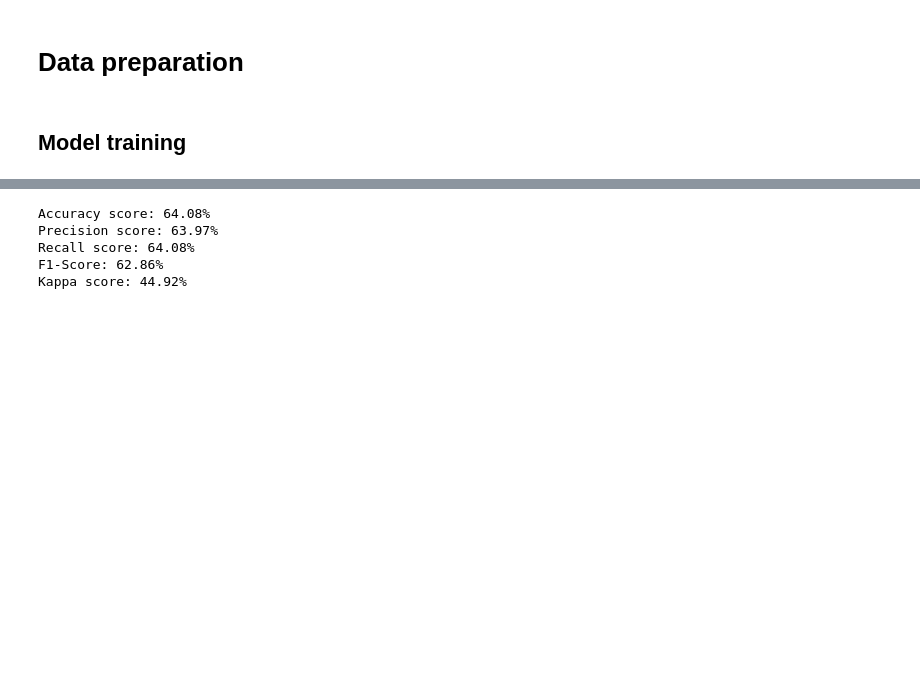
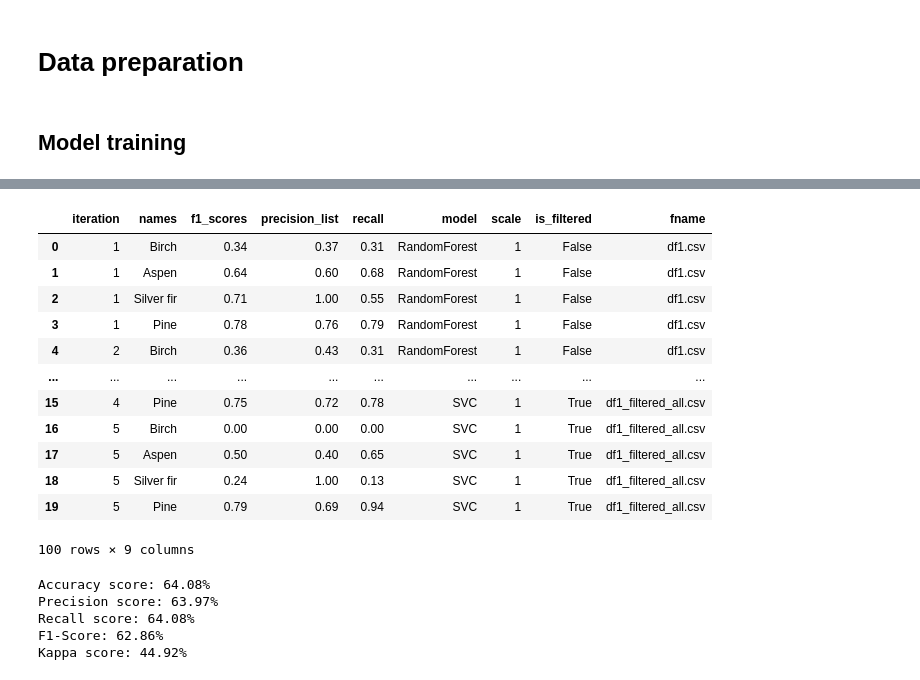
Before and after one commit to mishagrol/ForestMapping, a Jupyter notebook: notebooks/Classification_Experiments.ipynb, the cells around one changed output, grey strips where cells are left out. Saved outputs shown, nothing was run; the diff lists cells and outputs as text; code cells hidden in the pictures; blank space fills up the shorter version.

```diff
--- a/notebooks/Classification_Experiments.ipynb
+++ b/notebooks/Classification_Experiments.ipynb
@@ -273,7 +313,7 @@ def get_metrics_average(models_vector): #vector with model variations, y predict
                 #'names': list(map(dict_normal_names.get, names_list)),
                 'f1_scores': f1_score(true, pred,
                            average='macro').round(2).tolist(),
-                'precision_list': precision_score(true,
+                'precision': precision_score(true,
                                    pred,
                                    average='weighted').round(2).tolist(),
                 'recall':recall_score(true,
@@ -380,5 +494,22 @@ Fitting 5 folds for each of 3 candidates, totalling 15 fits
 # %%
 # mask_forest = df_scaled['class']<10
+# %%
+metric_container.to_csv('../shape_data/metric_results.csv')
+metric_container
+# %% [output]
+|  | iteration | names | f1_scores | precision_list | recall | model | scale | is_filtered | fname |
+| 0 | 1 | Birch | 0.34 | 0.37 | 0.31 | RandomForest | 1 | False | df1.csv |
+| 1 | 1 | Aspen | 0.64 | 0.60 | 0.68 | RandomForest | 1 | False | df1.csv |
+| 2 | 1 | Silver fir | 0.71 | 1.00 | 0.55 | RandomForest | 1 | False | df1.csv |
+| 3 | 1 | Pine | 0.78 | 0.76 | 0.79 | RandomForest | 1 | False | df1.csv |
+| 4 | 2 | Birch | 0.36 | 0.43 | 0.31 | RandomForest | 1 | False | df1.csv |
+| ... | ... | ... | ... | ... | ... | ... | ... | ... | ... |
+| 15 | 4 | Pine | 0.75 | 0.72 | 0.78 | SVC | 1 | True | df1_filtered_all.csv |
+| 16 | 5 | Birch | 0.00 | 0.00 | 0.00 | SVC | 1 | True | df1_filtered_all.csv |
+| 17 | 5 | Aspen | 0.50 | 0.40 | 0.65 | SVC | 1 | True | df1_filtered_all.csv |
+| 18 | 5 | Silver fir | 0.24 | 1.00 | 0.13 | SVC | 1 | True | df1_filtered_all.csv |
+| 19 | 5 | Pine | 0.79 | 0.69 | 0.94 | SVC | 1 | True | df1_filtered_all.csv |
+100 rows × 9 columns
 # %%
 metrics_description(datavector_rf_wf[0]['y test data'], datavector_rf_wf[0]['y predicted'])
 # %% [output]
```
Also changed, not shown: parts of 39 cells of this notebook.
